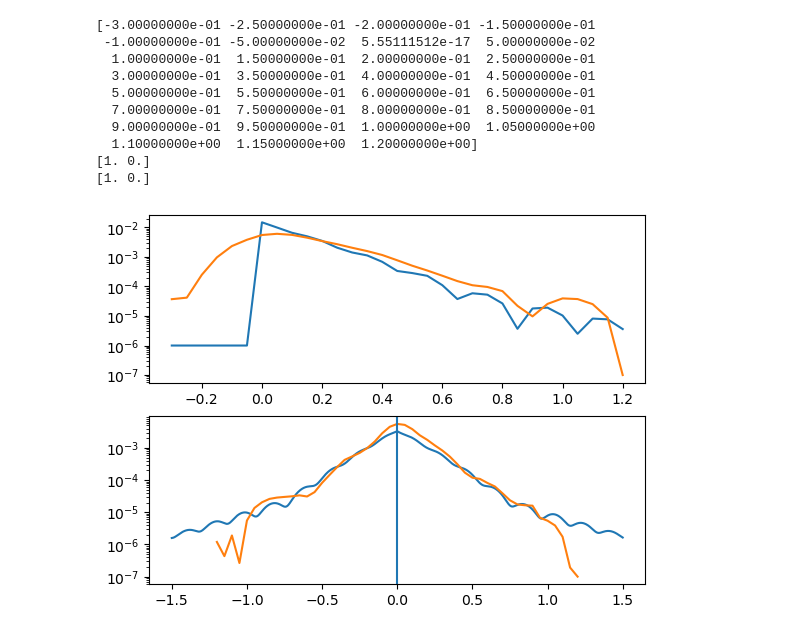
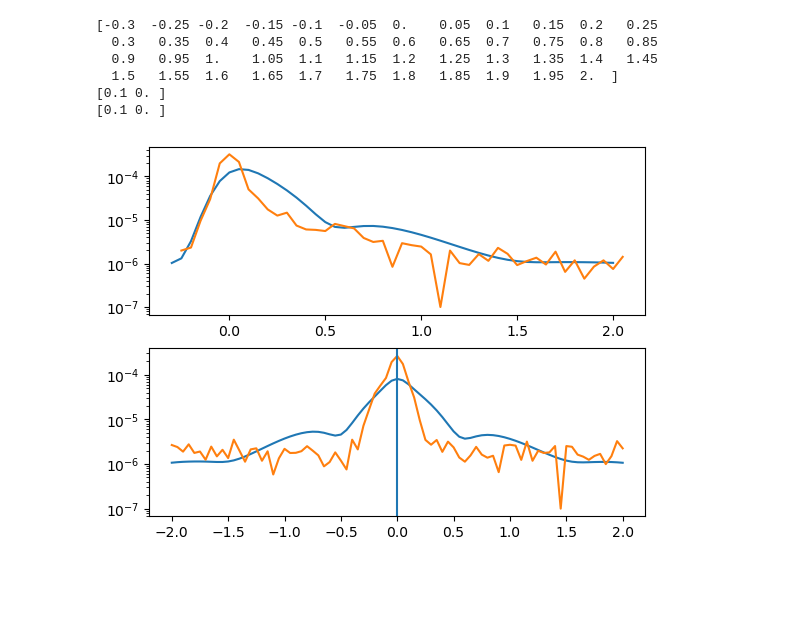
Before and after one commit to MTLphys/FittingFunctions, a Jupyter notebook: TestingFitts.ipynb, the cells around one changed output. Cells and saved outputs as stored; diff of their text form; code cells hidden in the pictures; blank space fills up the shorter version.

```diff
--- a/TestingFitts.ipynb
+++ b/TestingFitts.ipynb
@@ -137,5 +359,5 @@ plt.show()
 # %%
-#fit for 825
+#fit for 840
 import os
 import numpy as np
 from resources.obefitfunct import fitfunctt
@@ -143,62 +365,63 @@ from scipy import constants as c
 import matplotlib.pyplot as plt
 from scipy.optimize import curve_fit
 from scipy.signal import fftconvolve
-directory ='/home/matthew/Desktop/DataOutputs/HFWM DATA/HFWMV2 CS NW InitialTest/825nm/Retake/Results/'
-T3reffile = '2mW1mW2mWphotonechok1-0.3ps1.2psk3-1.2ps1.2psk2-4psT3refcut.csv'
-T12file = '2mW1mW2mWphotonechok1-0.3ps1.2psk3-1.2ps1.2psk2-4psT12cut.csv'
+directory ='C:/Users/mattl/OneDrive - University of Cincinnati/Desktop/Lab Data/HFWMV2 CS NW InitialTest/840nm/Results/'
+T3reffile = '3mW1mW3mWphotonechok1-0.3ps2psk3-2ps2psk2-4ps2T3refcut.csv'
+T12file = '3mW1mW3mWphotonechok1-0.3ps2psk3-2ps2psk2-4ps2T12cut.csv'
 
 T3refdata = np.loadtxt(directory+T3reffile,delimiter=';')
 T12data   = np.loadtxt(directory+T12file,delimiter=';')
 print(T3refdata[:,0])
-ol21 = 1.0#overlap of hh exciton state
-ol61 = 1.0#overlap of lh exciton state
-oli21 = .6 #overlap of hh bound exciton state
-oli61 = 0.1#overlap of lh bound exciton state
-Ex1 =  c.e*0.0025/c.hbar#exciton splitting energy
-Ex2 =  c.e*0.0032/c.hbar#Acceptor bound exciton splitting energy
-EB  = -c.e*0.022/c.hbar #Acceptor bound exciton binding energy
+ol21 = 0.1#overlap of hh exciton state
+ol61 = 0.1#overlap of lh exciton state
+oli21 = 0.9 #overlap of hh bound exciton state
+oli61 = 1.0#overlap of lh bound exciton state
+Ex1 =  c.e*0.028/c.hbar#exciton splitting energy
+Ex2 =  c.e*0.004/c.hbar#Acceptor bound exciton splitting energy
+EB  = -c.e*0.018/c.hbar #Acceptor bound exciton binding energy
 gm21  = 4.4e12#hh Exciton dephasing rate /s <-Fit Parameter
 gm61  = 5.4e12#lh Exciton dephasing rate /s <-Fit Parameter
-gmi21 = 3.5e12#Impurity bound hh Exciton dephasing rate /s <-Fit Parameter
-gmi61 = 3.5e12#Impurity bound lh Exciton dephasing rate /s <-Fit Parameter
-K = 5e-121#
+gmi21 = 2.5e12#Impurity bound hh Exciton dephasing rate /s <-Fit Parameter
+gmi61 = 2.5e12#Impurity bound lh Exciton dephasing rate /s <-Fit Parameter
+K = 1e-122#
 p0 = [Ex1   ,Ex2   , # 0,1
       EB    ,ol21  , # 2,3
       ol61  ,oli21 , # 4,5
       oli61 ,gm21  , # 6,7
       gm61, gmi21  , # 8,9
       gmi61, K     ]   # 10,11
 
 
 t = T3refdata[:,0]*1e-12+7e-12
-Pv = fitfunctt(t,*p0)
+dt = t[1]-t[0]
+t0 =(t[-1]+t[0])/2
+Pv = fftconvolve(fitfunctt(t,*p0),dt*gauss(t,.18e-12/2.355,t0),mode='same')
+
 
 fig,axs = plt.subplots(2)
 axs[0].set_yscale('log')
 axs[1].set_yscale('log')
 axs[0].plot(t*1e12-7,Pv+1e-6)
-axs[0].plot(T3refdata[:,0],T3refdata[:,1])
+axs[0].plot(T3refdata[:,0]+.05,T3refdata[:,1])
 
 
 
-tau = np.linspace(-1.5e-12,1.5e-12,1000)
+tau = T12data[:,0]*1e-12
 t = 7.1e-12
-Pv = fitfunctt(t,*p0,tau=tau)
+dtau = tau[1]-tau[0]
+tau0 =(tau[-1]+tau[0])/2
+Pv = fftconvolve(fitfunctt(t,*p0,tau=tau),dtau*gauss(tau,.18e-12/2.355,tau0),mode='same')
 
 axs[1].plot(tau*1e12,Pv+1e-6)
-axs[1].plot(T12data[0:,0]+.02e-12,T12data[0:,1])
+axs[1].plot(T12data[0:,0],T12data[0:,1])
 axs[1].axvline(0)
 tau = 0e-12
 plt.show()
 # %% [output]
-[-3.00000000e-01 -2.50000000e-01 -2.00000000e-01 -1.50000000e-01
- -1.00000000e-01 -5.00000000e-02  5.55111512e-17  5.00000000e-02
-  1.00000000e-01  1.50000000e-01  2.00000000e-01  2.50000000e-01
-  3.00000000e-01  3.50000000e-01  4.00000000e-01  4.50000000e-01
-  5.00000000e-01  5.50000000e-01  6.00000000e-01  6.50000000e-01
-  7.00000000e-01  7.50000000e-01  8.00000000e-01  8.50000000e-01
-  9.00000000e-01  9.50000000e-01  1.00000000e+00  1.05000000e+00
-  1.10000000e+00  1.15000000e+00  1.20000000e+00]
-[1. 0.]
-[1. 0.]
+[-0.3  -0.25 -0.2  -0.15 -0.1  -0.05  0.    0.05  0.1   0.15  0.2   0.25
+  0.3   0.35  0.4   0.45  0.5   0.55  0.6   0.65  0.7   0.75  0.8   0.85
+  0.9   0.95  1.    1.05  1.1   1.15  1.2   1.25  1.3   1.35  1.4   1.45
+  1.5   1.55  1.6   1.65  1.7   1.75  1.8   1.85  1.9   1.95  2.  ]
+[0.1 0. ]
+[0.1 0. ]
-[figure, old version]
+[figure, new version]
```
Also changed, not shown: parts of 8 cells of this notebook, 1 other file.
